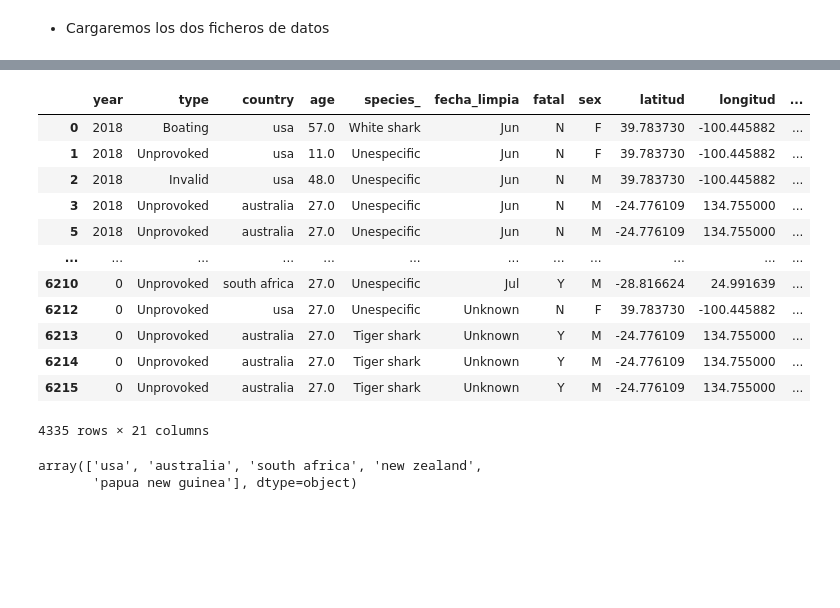
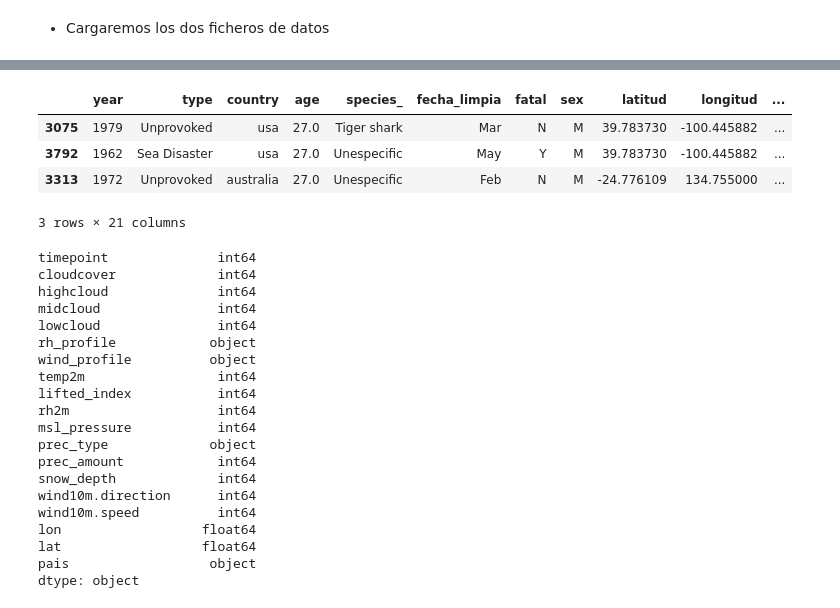
Before and after one commit to Jumblan/DA_promoC_modulo2_sprint3_JudithLola, a Jupyter notebook: ETL/pair_prog_ETLII.ipynb, the cells around one changed output, grey strips where cells are left out. Saved outputs shown, nothing was run; the diff lists cells and outputs as text; code cells hidden in the pictures; blank space fills up the shorter version.

```diff
--- a/ETL/pair_prog_ETLII.ipynb
+++ b/ETL/pair_prog_ETLII.ipynb
@@ -39,22 +42,33 @@ df_attacks.head(2)
 # %%
+#Aplicamos metodo 'isin'
 df_paises_climaticos =df_attacks[df_attacks['country'].isin(['usa','australia','new zealand','south africa','papua new guinea'])]
-df_paises_climaticos
+df_paises_climaticos.sample(3)
 # %% [output]
 |  | year | type | country | age | species_ | fecha_limpia | fatal | sex | latitud | longitud | ... |
-| 0 | 2018 | Boating | usa | 57.0 | White shark | Jun | N | F | 39.783730 | -100.445882 | ... |
-| 1 | 2018 | Unprovoked | usa | 11.0 | Unespecific | Jun | N | F | 39.783730 | -100.445882 | ... |
-| 2 | 2018 | Invalid | usa | 48.0 | Unespecific | Jun | N | M | 39.783730 | -100.445882 | ... |
-| 3 | 2018 | Unprovoked | australia | 27.0 | Unespecific | Jun | N | M | -24.776109 | 134.755000 | ... |
-| 5 | 2018 | Unprovoked | australia | 27.0 | Unespecific | Jun | N | M | -24.776109 | 134.755000 | ... |
-| ... | ... | ... | ... | ... | ... | ... | ... | ... | ... | ... | ... |
-| 6210 | 0 | Unprovoked | south africa | 27.0 | Unespecific | Jul | Y | M | -28.816624 | 24.991639 | ... |
-| 6212 | 0 | Unprovoked | usa | 27.0 | Unespecific | Unknown | N | F | 39.783730 | -100.445882 | ... |
-| 6213 | 0 | Unprovoked | australia | 27.0 | Tiger shark | Unknown | Y | M | -24.776109 | 134.755000 | ... |
-| 6214 | 0 | Unprovoked | australia | 27.0 | Tiger shark | Unknown | Y | M | -24.776109 | 134.755000 | ... |
-| 6215 | 0 | Unprovoked | australia | 27.0 | Tiger shark | Unknown | Y | M | -24.776109 | 134.755000 | ... |
+| 3075 | 1979 | Unprovoked | usa | 27.0 | Tiger shark | Mar | N | M | 39.783730 | -100.445882 | ... |
+| 3792 | 1962 | Sea Disaster | usa | 27.0 | Unespecific | May | Y | M | 39.783730 | -100.445882 | ... |
+| 3313 | 1972 | Unprovoked | australia | 27.0 | Unespecific | Feb | N | M | -24.776109 | 134.755000 | ... |
-4335 rows × 21 columns
+3 rows × 21 columns
-# %%
-df_paises_climaticos['country'].unique()
-# %% [output]
-array(['usa', 'australia', 'south africa', 'new zealand',
-       'papua new guinea'], dtype=object)
+# %%
+df_climatico.dtypes
+# %% [output]
+timepoint              int64
+cloudcover             int64
+highcloud              int64
+midcloud               int64
+lowcloud               int64
+rh_profile            object
+wind_profile          object
+temp2m                 int64
+lifted_index           int64
+rh2m                   int64
+msl_pressure           int64
+prec_type             object
+prec_amount            int64
+snow_depth             int64
+wind10m.direction      int64
+wind10m.speed          int64
+lon                  float64
+lat                  float64
+pais                  object
+dtype: object
```
Also changed, not shown: parts of 37 cells of this notebook.
